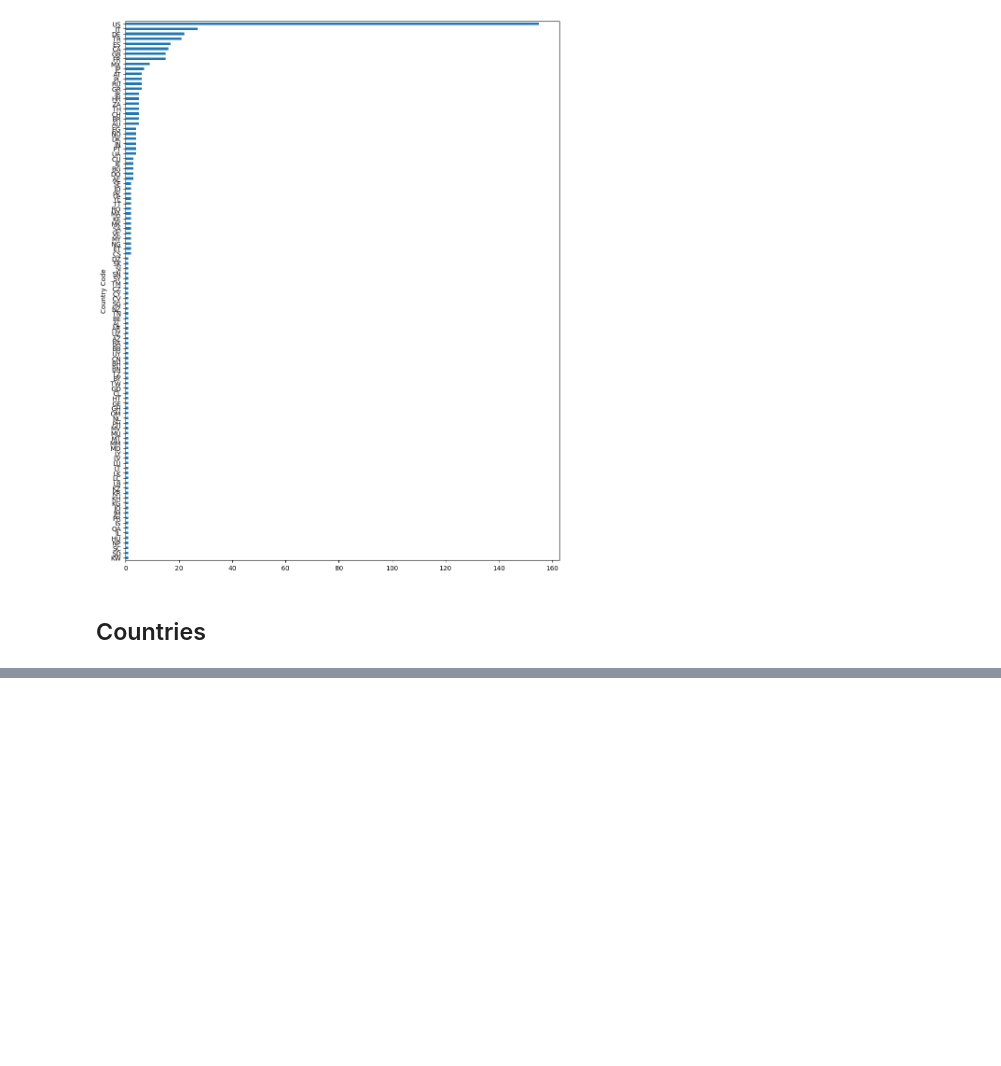
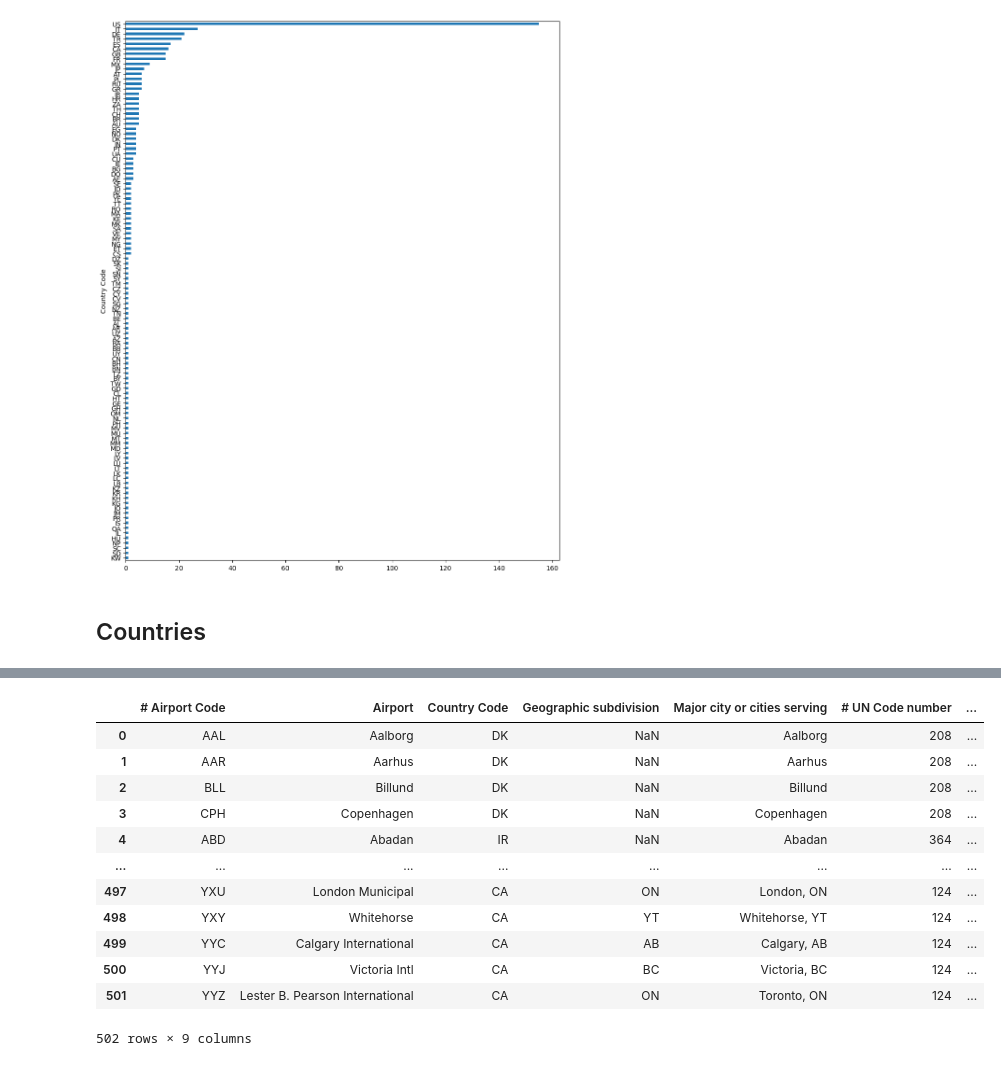
Before and after one commit to stelios-c/utilities, a Jupyter notebook: airports_file.ipynb, the cells around one changed output, grey strips where cells are left out. Drawn from its saved outputs; the diff is of its cells as text; code cells hidden in the pictures; blank space fills up the shorter version.

```diff
--- a/airports_file.ipynb
+++ b/airports_file.ipynb
@@ -103,2 +111,24 @@ countries_df
 # %%
-airport_df
+joined_df=(airport_df
+ .merge(
+     countries_df
+     .rename(
+         columns={' 2 letter ISO abbrev ':'Country Code'}),
+     on='Country Code')
+)
+# %%
+joined_df
+# %% [output]
+|  | # Airport Code | Airport | Country Code | Geographic subdivision | Major city or cities serving | # UN Code number | ... |
+| 0 | AAL | Aalborg | DK | NaN | Aalborg | 208 | ... |
+| 1 | AAR | Aarhus | DK | NaN | Aarhus | 208 | ... |
+| 2 | BLL | Billund | DK | NaN | Billund | 208 | ... |
+| 3 | CPH | Copenhagen | DK | NaN | Copenhagen | 208 | ... |
+| 4 | ABD | Abadan | IR | NaN | Abadan | 364 | ... |
+| ... | ... | ... | ... | ... | ... | ... | ... |
+| 497 | YXU | London Municipal | CA | ON | London, ON | 124 | ... |
+| 498 | YXY | Whitehorse | CA | YT | Whitehorse, YT | 124 | ... |
+| 499 | YYC | Calgary International | CA | AB | Calgary, AB | 124 | ... |
+| 500 | YYJ | Victoria Intl | CA | BC | Victoria, BC | 124 | ... |
+| 501 | YYZ | Lester B. Pearson International | CA | ON | Toronto, ON | 124 | ... |
+502 rows × 9 columns
```
Also changed, not shown: parts of 3 cells of this notebook.
